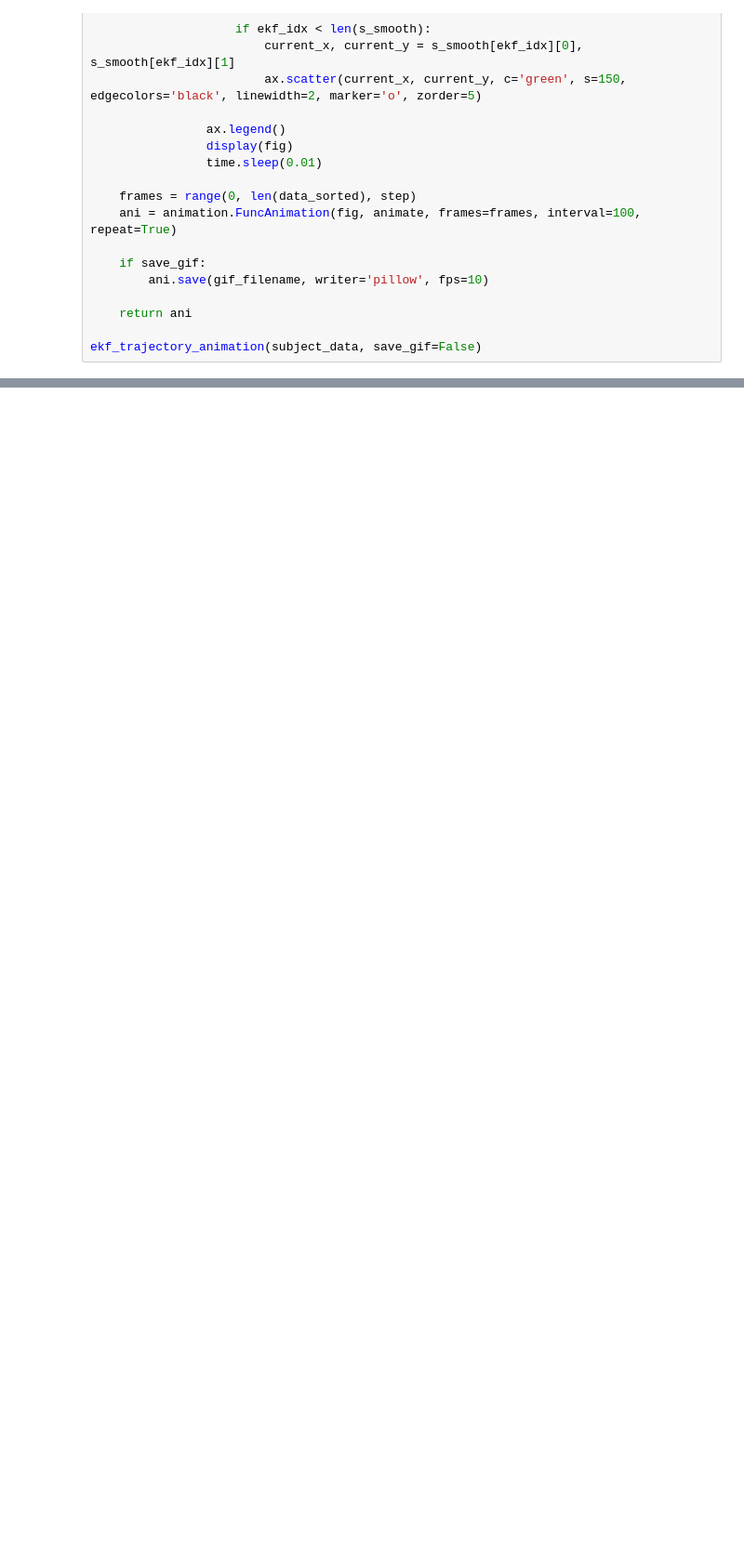
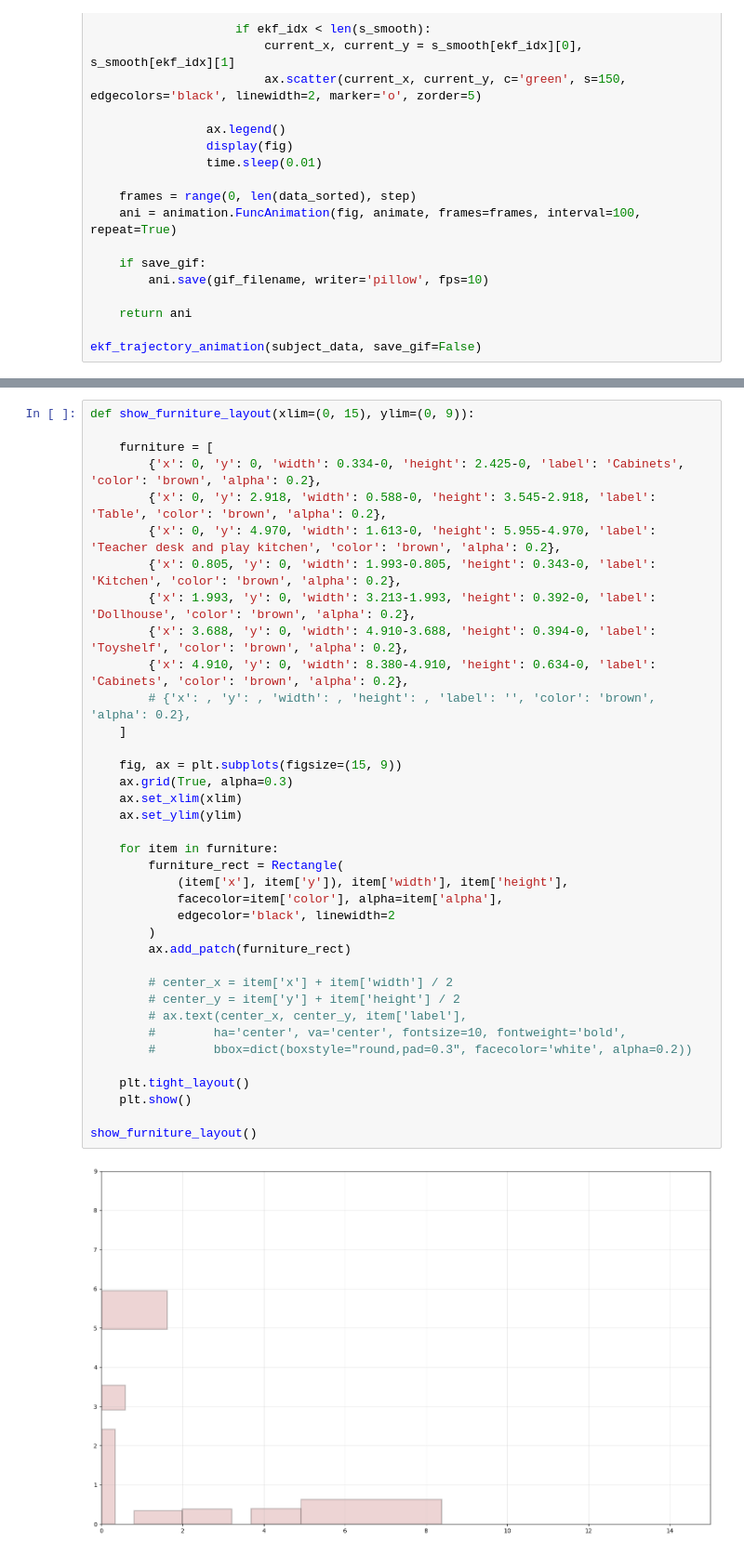
Before and after one commit to YuriFuuu/PsychologyLab_Update, a Jupyter notebook: Version 4_ Kalman_Fixed_Data + ZMAX Filter/data_processing_13_part3_ani.ipynb, the cells around one changed output, grey strips where cells are left out. Shown: that part at 93% size. Saved outputs shown, nothing was run; the diff lists cells and outputs as text; blank space fills up the shorter version.

```diff
--- a/Version 4_ Kalman_Fixed_Data + ZMAX Filter/data_processing_13_part3_ani.ipynb
+++ b/Version 4_ Kalman_Fixed_Data + ZMAX Filter/data_processing_13_part3_ani.ipynb
@@ -290,0 +532,39 @@ Creating animation with 2159 frames...
+# %%
+def show_furniture_layout(xlim=(0, 15), ylim=(0, 9)):
+
+    furniture = [
+        {'x': 0, 'y': 0, 'width': 0.334-0, 'height': 2.425-0, 'label': 'Cabinets', 'color': 'brown', 'alpha': 0.2},
+        {'x': 0, 'y': 2.918, 'width': 0.588-0, 'height': 3.545-2.918, 'label': 'Table', 'color': 'brown', 'alpha': 0.2},
+        {'x': 0, 'y': 4.970, 'width': 1.613-0, 'height': 5.955-4.970, 'label': 'Teacher desk and play kitchen', 'color': 'brown', 'alpha': 0.2},
+        {'x': 0.805, 'y': 0, 'width': 1.993-0.805, 'height': 0.343-0, 'label': 'Kitchen', 'color': 'brown', 'alpha': 0.2},
+        {'x': 1.993, 'y': 0, 'width': 3.213-1.993, 'height': 0.392-0, 'label': 'Dollhouse', 'color': 'brown', 'alpha': 0.2},
+        {'x': 3.688, 'y': 0, 'width': 4.910-3.688, 'height': 0.394-0, 'label': 'Toyshelf', 'color': 'brown', 'alpha': 0.2},
+        {'x': 4.910, 'y': 0, 'width': 8.380-4.910, 'height': 0.634-0, 'label': 'Cabinets', 'color': 'brown', 'alpha': 0.2},
+        # {'x': , 'y': , 'width': , 'height': , 'label': '', 'color': 'brown', 'alpha': 0.2},
+    ]
+
+    fig, ax = plt.subplots(figsize=(15, 9))
+    ax.grid(True, alpha=0.3)
+    ax.set_xlim(xlim)
+    ax.set_ylim(ylim)
+
+    for item in furniture:
+        furniture_rect = Rectangle(
+            (item['x'], item['y']), item['width'], item['height'],
+            facecolor=item['color'], alpha=item['alpha'],
+            edgecolor='black', linewidth=2
+        )
+        ax.add_patch(furniture_rect)
+
+        # center_x = item['x'] + item['width'] / 2
+        # center_y = item['y'] + item['height'] / 2
+        # ax.text(center_x, center_y, item['label'],
+        #        ha='center', va='center', fontsize=10, fontweight='bold',
+        #        bbox=dict(boxstyle="round,pad=0.3", facecolor='white', alpha=0.2))
+
+    plt.tight_layout()
+    plt.show()
+
+show_furniture_layout()
+# %% [output]
+[figure, added]
```
Also changed, not shown: parts of 5 cells of this notebook, 1 other file.
